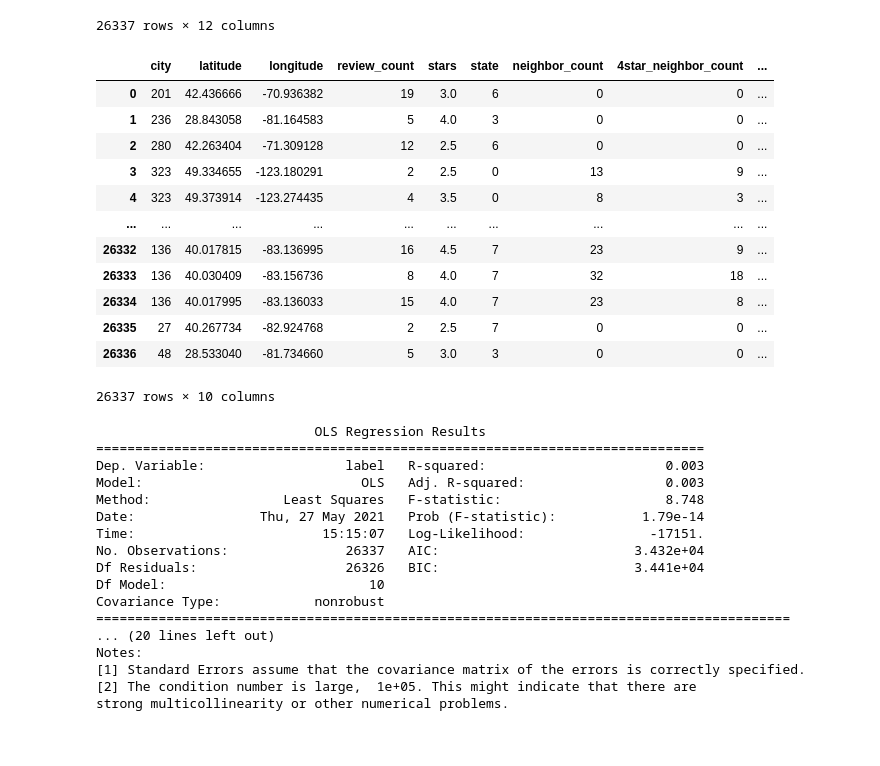
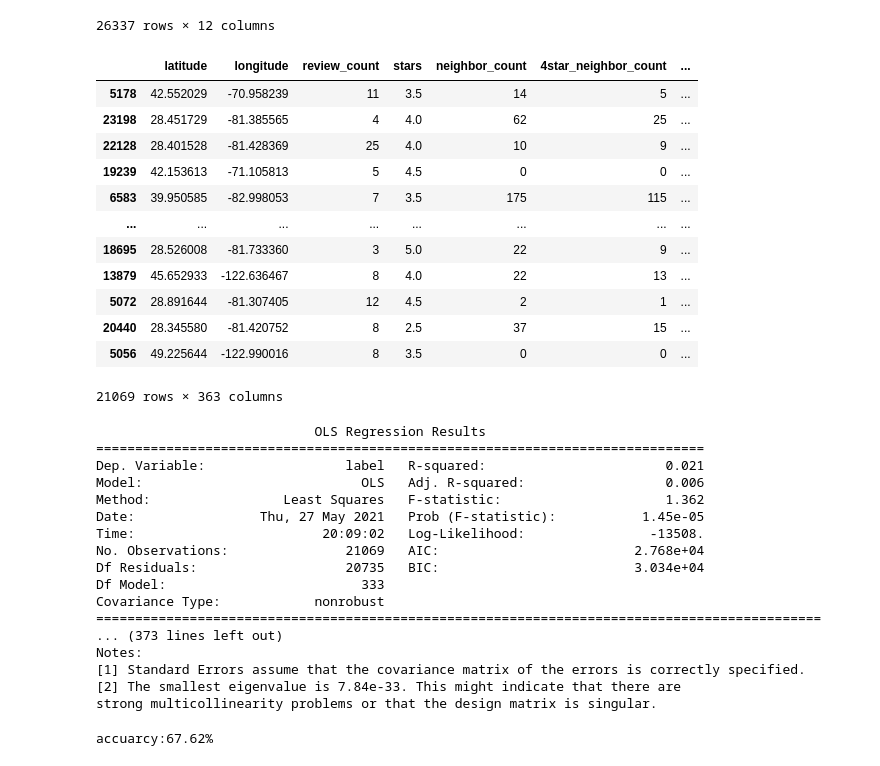
Before and after one commit to jackhhh/SN14-Churn, a Jupyter notebook: mlr.ipynb, the cells around one changed output. Saved outputs shown, nothing was run; the diff lists cells and outputs as text; code cells hidden in the pictures.

```diff
--- a/mlr.ipynb
+++ b/mlr.ipynb
@@ -21,47 +23,54 @@ datas
 | 26336 | 9eFrYEAaVGtOBwQ_dnPFBw | CLERMONT | 1 | 28.533040 | -81.734660 | 5 | 3.0 | FL | 0 | ... |
 26337 rows × 12 columns
 # %%
-y = datas.iloc[:, 2]
-x = datas.drop(columns=['business_id', 'label'])
+y = datas['label']
 city = datas['city']
 state = datas['state']
 city_dummies = pd.get_dummies(city, drop_first=True)
 state_dummies = pd.get_dummies(state, drop_first=True)
 x = pd.concat(objs=[datas.drop(columns=['business_id', 'label', 'city', 'state']), city_dummies, state_dummies], axis='columns')
-x
+X_train, X_test, y_train, y_test = train_test_split(x, y, test_size = 0.2)
+X_train
 # %% [output]
-|  | city | latitude | longitude | review_count | stars | state | neighbor_count | 4star_neighbor_count | ... |
-| 0 | 201 | 42.436666 | -70.936382 | 19 | 3.0 | 6 | 0 | 0 | ... |
-| 1 | 236 | 28.843058 | -81.164583 | 5 | 4.0 | 3 | 0 | 0 | ... |
-| 2 | 280 | 42.263404 | -71.309128 | 12 | 2.5 | 6 | 0 | 0 | ... |
-| 3 | 323 | 49.334655 | -123.180291 | 2 | 2.5 | 0 | 13 | 9 | ... |
-| 4 | 323 | 49.373914 | -123.274435 | 4 | 3.5 | 0 | 8 | 3 | ... |
-| ... | ... | ... | ... | ... | ... | ... | ... | ... | ... |
-| 26332 | 136 | 40.017815 | -83.136995 | 16 | 4.5 | 7 | 23 | 9 | ... |
-| 26333 | 136 | 40.030409 | -83.156736 | 8 | 4.0 | 7 | 32 | 18 | ... |
-| 26334 | 136 | 40.017995 | -83.136033 | 15 | 4.0 | 7 | 23 | 8 | ... |
-| 26335 | 27 | 40.267734 | -82.924768 | 2 | 2.5 | 7 | 0 | 0 | ... |
-| 26336 | 48 | 28.533040 | -81.734660 | 5 | 3.0 | 3 | 0 | 0 | ... |
+|  | latitude | longitude | review_count | stars | neighbor_count | 4star_neighbor_count | ... |
+| 5178 | 42.552029 | -70.958239 | 11 | 3.5 | 14 | 5 | ... |
+| 23198 | 28.451729 | -81.385565 | 4 | 4.0 | 62 | 25 | ... |
+| 22128 | 28.401528 | -81.428369 | 25 | 4.0 | 10 | 9 | ... |
+| 19239 | 42.153613 | -71.105813 | 5 | 4.5 | 0 | 0 | ... |
+| 6583 | 39.950585 | -82.998053 | 7 | 3.5 | 175 | 115 | ... |
+| ... | ... | ... | ... | ... | ... | ... | ... |
+| 18695 | 28.526008 | -81.733360 | 3 | 5.0 | 22 | 9 | ... |
+| 13879 | 45.652933 | -122.636467 | 8 | 4.0 | 22 | 13 | ... |
+| 5072 | 28.891644 | -81.307405 | 12 | 4.5 | 2 | 1 | ... |
+| 20440 | 28.345580 | -81.420752 | 8 | 2.5 | 37 | 15 | ... |
+| 5056 | 49.225644 | -122.990016 | 8 | 3.5 | 0 | 0 | ... |
-26337 rows × 10 columns
+21069 rows × 363 columns
 # %%
-x = sm.add_constant(x) # 若模型中有截距，必须有这一步
-model = sm.OLS(y, x).fit() # 构建最小二乘模型并拟合
+X_train = sm.add_constant(X_train)
+X_test = sm.add_constant(X_test)
+model = sm.OLS(y_train, X_train).fit() # 构建最小二乘模型并拟合
 print(model.summary()) # 输出回归结果
 # %% [output]
                             OLS Regression Results
 ==============================================================================
-Dep. Variable:                  label   R-squared:                       0.003
-Model:                            OLS   Adj. R-squared:                  0.003
-Method:                 Least Squares   F-statistic:                     8.748
-Date:                Thu, 27 May 2021   Prob (F-statistic):           1.79e-14
-Time:                        15:15:07   Log-Likelihood:                -17151.
-No. Observations:               26337   AIC:                         3.432e+04
-Df Residuals:                   26326   BIC:                         3.441e+04
-Df Model:                          10
+Dep. Variable:                  label   R-squared:                       0.021
+Model:                            OLS   Adj. R-squared:                  0.006
+Method:                 Least Squares   F-statistic:                     1.362
+Date:                Thu, 27 May 2021   Prob (F-statistic):           1.45e-05
+Time:                        20:09:02   Log-Likelihood:                -13508.
+No. Observations:               21069   AIC:                         2.768e+04
+Df Residuals:                   20735   BIC:                         3.034e+04
+Df Model:                         333
 Covariance Type:            nonrobust
-=========================================================================================
-... (20 lines left out)
+=============================================================================================
+... (373 lines left out)
 Notes:
 [1] Standard Errors assume that the covariance matrix of the errors is correctly specified.
-[2] The condition number is large,  1e+05. This might indicate that there are
-strong multicollinearity or other numerical problems.
+[2] The smallest eigenvalue is 7.84e-33. This might indicate that there are
+strong multicollinearity problems or that the design matrix is singular.
+# %%
+y_pred = model.predict(X_test).map(lambda x: 1 if x > 0.5 else 0)
+accuracy = accuracy_score(y_test, y_pred)
+print('accuarcy:%.2f%%' % (accuracy * 100))
+# %% [output]
+accuarcy:67.62%
```
Also changed, not shown: parts of 1 cell of this notebook, 1 other file.
